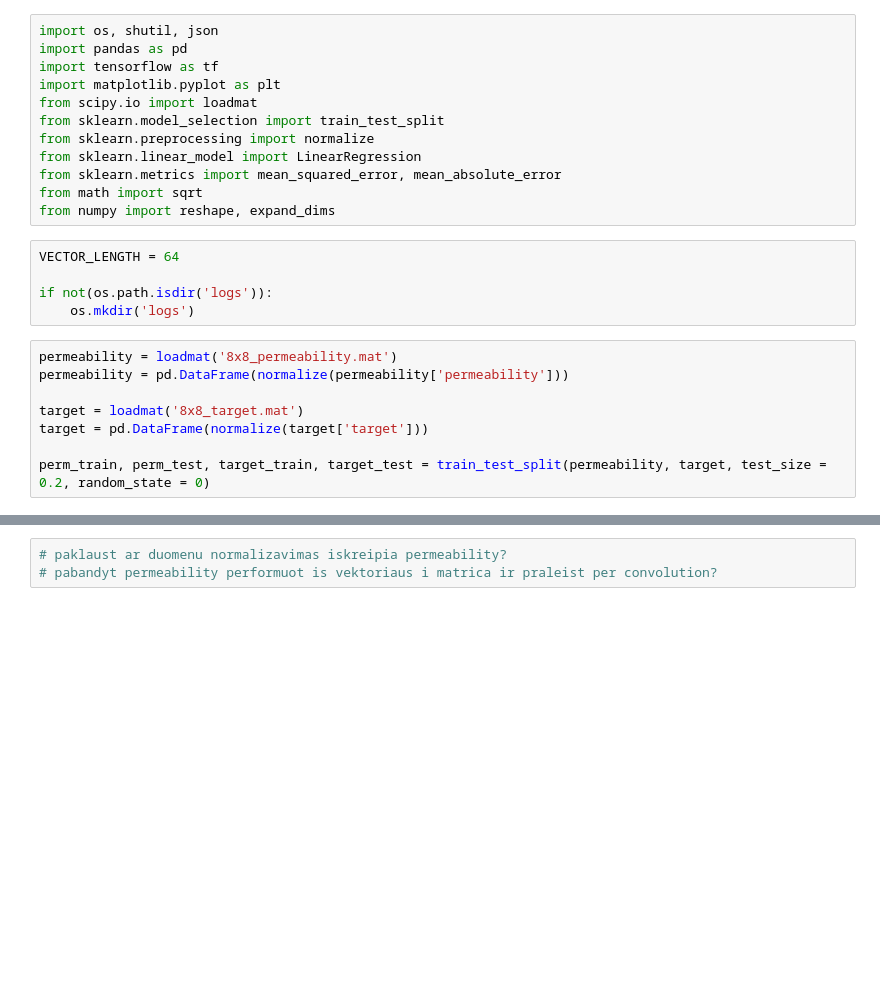
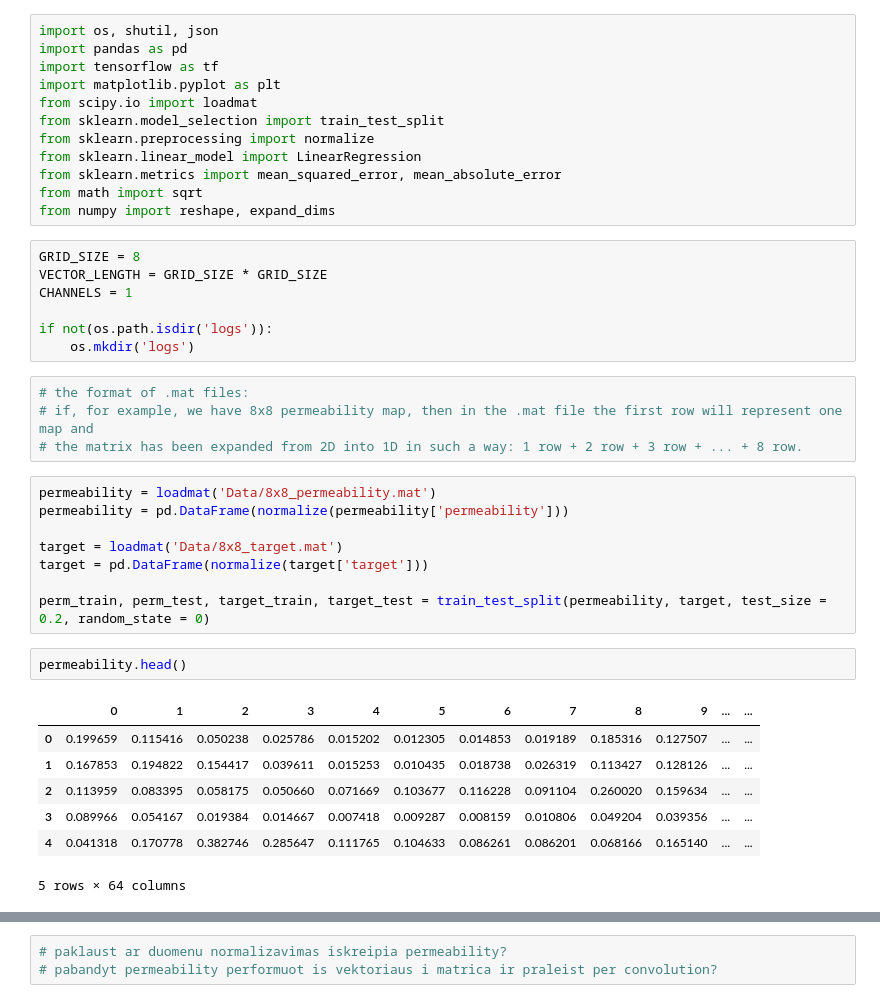
Before and after one commit to vytautas9/Tiriamiasis_Projektas_2, a Jupyter notebook: Tiriamasis2.ipynb, the cells around one changed output, grey strips where cells are left out. Saved outputs shown, nothing was run; the diff lists cells and outputs as text; blank space fills up the shorter version.

```diff
--- a/Tiriamasis2.ipynb
+++ b/Tiriamasis2.ipynb
@@ -11,18 +30,34 @@ from sklearn.metrics import mean_squared_error, mean_absolute_error
 from math import sqrt
 from numpy import reshape, expand_dims
 # %%
-VECTOR_LENGTH = 64
+GRID_SIZE = 8
+VECTOR_LENGTH = GRID_SIZE * GRID_SIZE
+CHANNELS = 1
 
 if not(os.path.isdir('logs')):
     os.mkdir('logs')
+# %%
+# the format of .mat files:
+# if, for example, we have 8x8 permeability map, then in the .mat file the first row will represent one map and
+# the matrix has been expanded from 2D into 1D in such a way: 1 row + 2 row + 3 row + ... + 8 row.
 # %%
-permeability = loadmat('8x8_permeability.mat')
+permeability = loadmat('Data/8x8_permeability.mat')
 permeability = pd.DataFrame(normalize(permeability['permeability']))
 
-target = loadmat('8x8_target.mat')
+target = loadmat('Data/8x8_target.mat')
 target = pd.DataFrame(normalize(target['target']))
 
 perm_train, perm_test, target_train, target_test = train_test_split(permeability, target, test_size = 0.2, random_state = 0)
+# %%
+permeability.head()
+# %% [output]
+|  | 0 | 1 | 2 | 3 | 4 | 5 | 6 | 7 | 8 | 9 | ... | ... |
+| 0 | 0.199659 | 0.115416 | 0.050238 | 0.025786 | 0.015202 | 0.012305 | 0.014853 | 0.019189 | 0.185316 | 0.127507 | ... | ... |
+| 1 | 0.167853 | 0.194822 | 0.154417 | 0.039611 | 0.015253 | 0.010435 | 0.018738 | 0.026319 | 0.113427 | 0.128126 | ... | ... |
+| 2 | 0.113959 | 0.083395 | 0.058175 | 0.050660 | 0.071669 | 0.103677 | 0.116228 | 0.091104 | 0.260020 | 0.159634 | ... | ... |
+| 3 | 0.089966 | 0.054167 | 0.019384 | 0.014667 | 0.007418 | 0.009287 | 0.008159 | 0.010806 | 0.049204 | 0.039356 | ... | ... |
+| 4 | 0.041318 | 0.170778 | 0.382746 | 0.285647 | 0.111765 | 0.104633 | 0.086261 | 0.086201 | 0.068166 | 0.165140 | ... | ... |
+5 rows × 64 columns
 # %%
 # palyginimui tiesines regresijos MSE ir MAE
 
```
Also changed, not shown: parts of 8 cells of this notebook.
